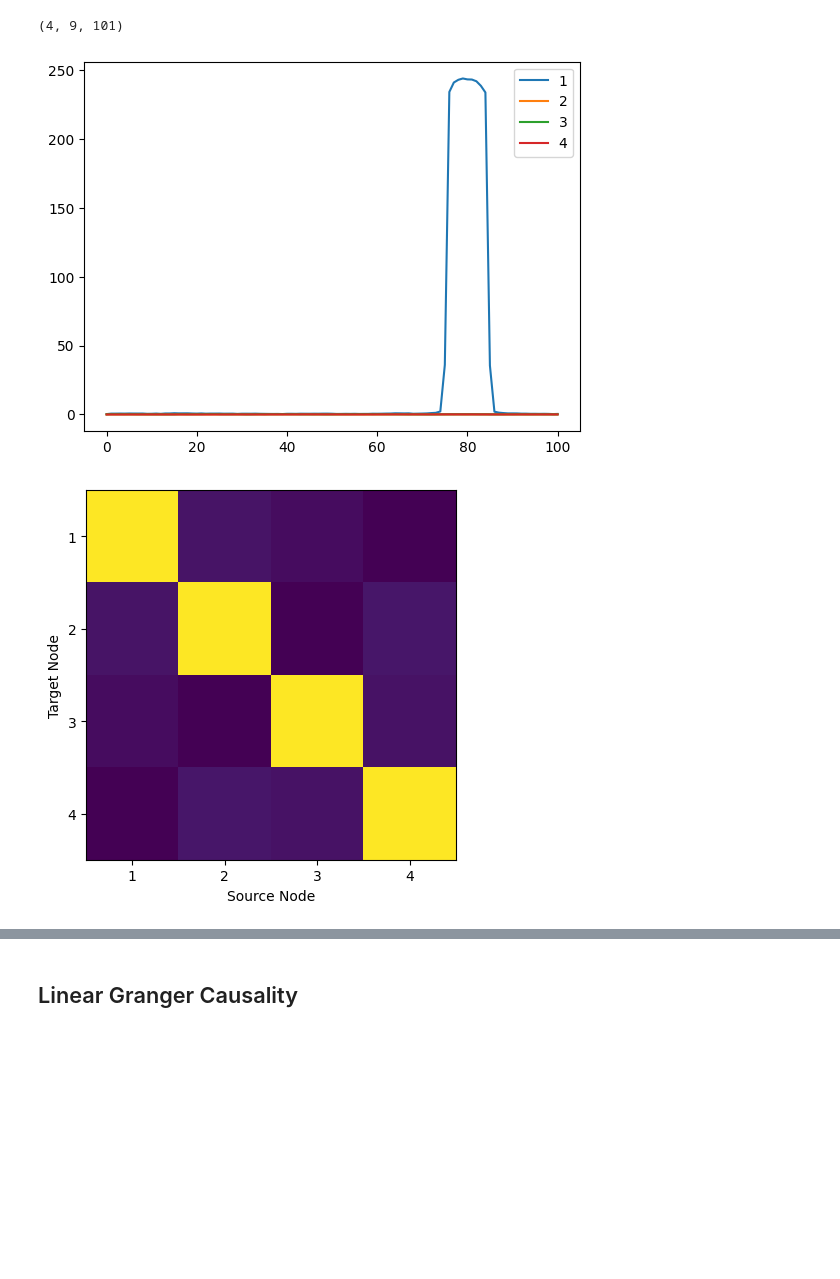
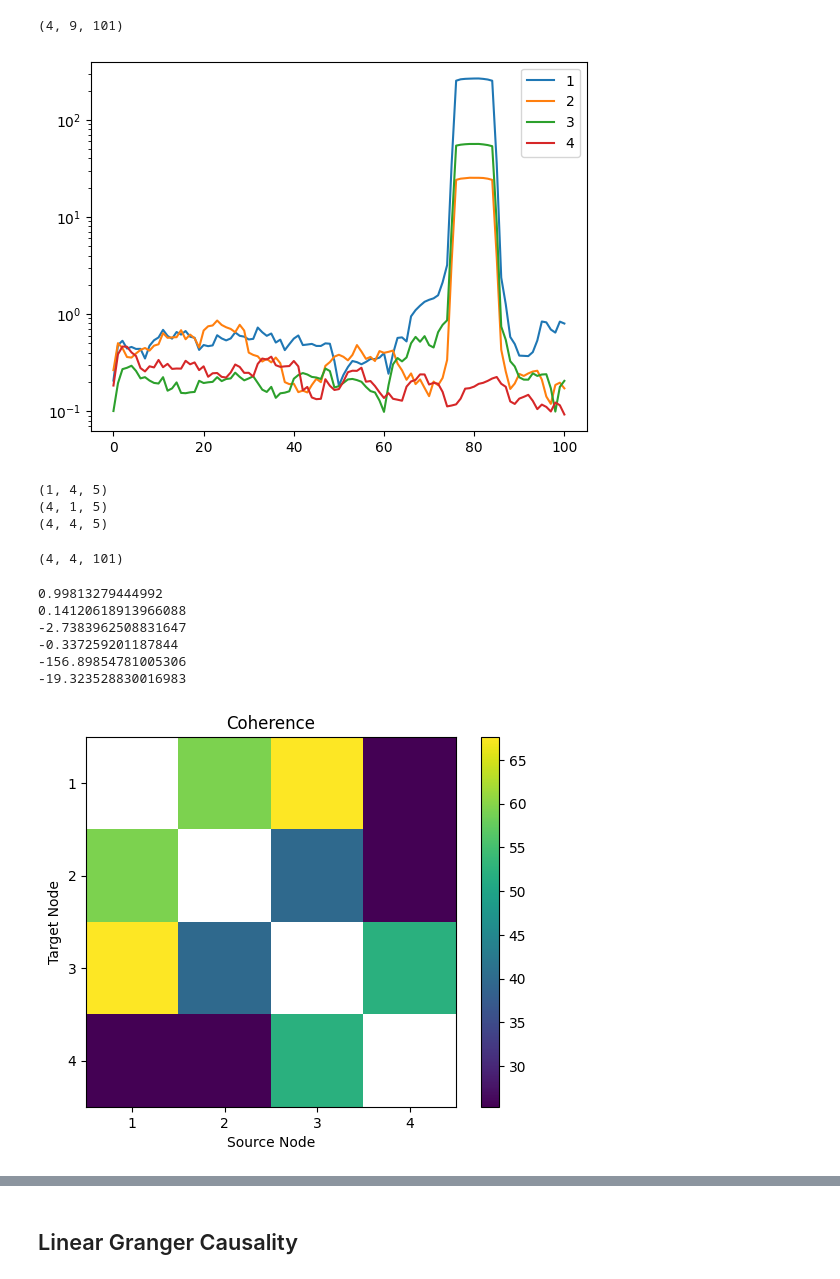
Before and after one commit to arashshahidi1997/NeuroPySeminar, a Jupyter notebook: W03_AR/exercise/ARMA_exercise.ipynb, the cells around one changed output, grey strips where cells are left out. Drawn from its saved outputs; the diff is of its cells as text; code cells hidden in the pictures; blank space fills up the shorter version.

```diff
--- a/W03_AR/exercise/ARMA_exercise.ipynb
+++ b/W03_AR/exercise/ARMA_exercise.ipynb
@@ -354,11 +358,26 @@ print(ft_ensemble.shape)
 # %%
 # we can average over the ensemble (tapers) to get the power spectral density for each node
 
-plt.plot((np.abs(ft_ensemble)**2 * weights).sum(axis=1).T)
+plt.semilogy((np.abs(ft_ensemble)**2 * weights).sum(axis=1).T)
 plt.legend(['1', '2', '3', '4'])
 plt.show()
 # %% [output]
-[figure, old version]
+[figure, new version]
+# %%
+# exapnd dims example
+a1 = np.random.randn(4, 5)
+a2 = np.random.randn(4, 5)
+a1 = np.expand_dims(a1, axis=0)
+a2 = np.expand_dims(a2, axis=1)
+print(a1.shape)
+print(a2.shape)
+
+c = a1 * a2
+print(c.shape)
+# %% [output]
+(1, 4, 5)
+(4, 1, 5)
+(4, 4, 5)
 # %%
 def get_psd_ensemble(ft_enemble):
     psd_ensemble = np.abs(ft_enemble)**2
@@ -377,18 +400,49 @@ def coherence(fts_x, fts_y):
     return coh
 # %%
 coh = coherence(ft_ensemble, ft_ensemble)
+# %%
+coh.shape
+# %% [output]
+(4, 4, 101)
+# %%
+print(np.abs(coh[0, 2, 80]))
+print(np.abs(coh[2, 3, 80]))
+
+# phase of coherence
+print(np.angle(coh[0, 2, 80]))
+print(np.angle(coh[2, 3, 80]))
+
+# convert phase to degrees
+print(np.angle(coh[0, 2, 80]) * 180/np.pi)
+print(np.angle(coh[2, 3, 80]) * 180/np.pi)
+# %% [output]
+0.99813279444992
+0.14120618913966088
+-2.7383962508831647
+-0.337259201187844
+-156.89854781005306
+-19.323528830016983
 # %%
-plt.imshow(np.abs(coh).sum(axis=-1))
+# plt.imshow(np.abs(coh).sum(axis=-1))
+abs_coh = np.abs(coh).sum(axis=-1)
+# replace nan in diagona
+np.fill_diagonal(abs_coh, np.nan)
+plt.imshow(abs_coh)
 # add ticks 1 to 4
 plt.xticks(np.arange(4), np.arange(1, 5))
 plt.yticks(np.arange(4), np.arange(1, 5))
+
+# add colorbar
+plt.colorbar()
+# add title coherence
+plt.title("Coherence")
 
 # add xlabel and ylabel presynaptic and postsynaptic
 plt.xlabel("Source Node")
 plt.ylabel("Target Node")
 plt.show()
 # %% [output]
-[figure, old version]
+[figure, new version]
 # %%
 plt.plot(np.abs(coh[0].T))
 plt.legend(['1', '2', '3', '4'])
```
Also changed, not shown: parts of 14 cells of this notebook.
